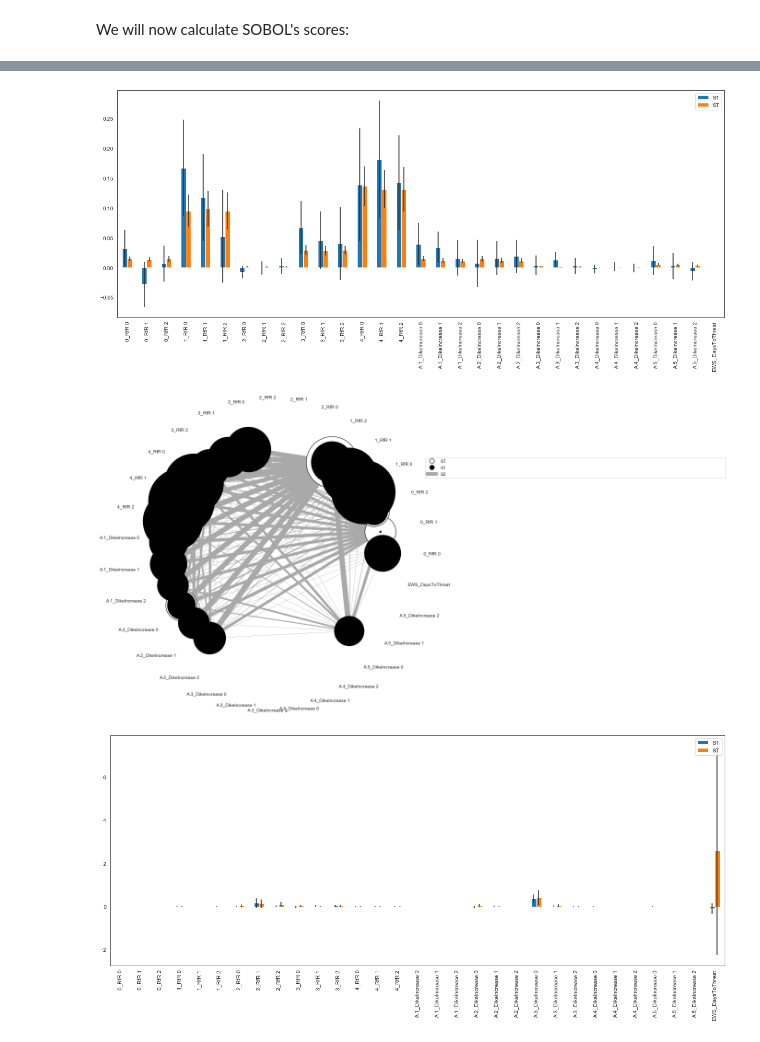
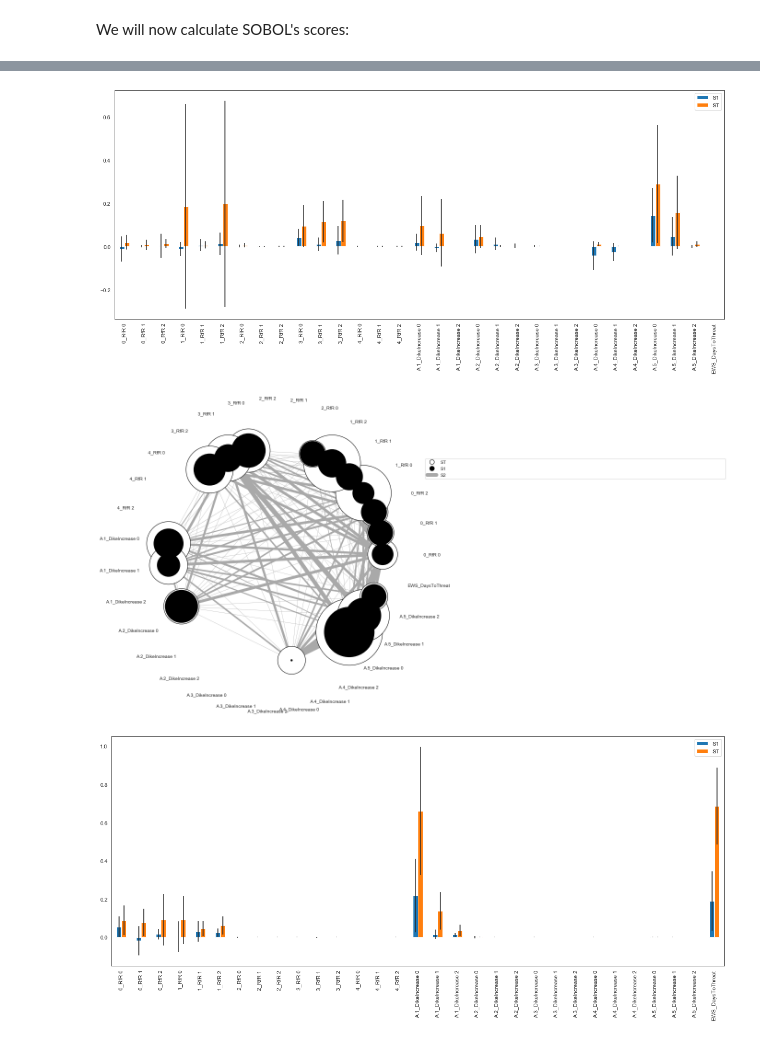
Before and after one commit to herzogrh/model-based-decision-making, a Jupyter notebook: model/Sensitivity Analysis v2.ipynb, the cells around one changed output, grey strips where cells are left out. Saved outputs shown, nothing was run; the diff lists cells and outputs as text; code cells hidden in the pictures.

Commit message:
Sensistivity Analysis - Final results and code

```diff
--- a/model/Sensitivity Analysis v2.ipynb
+++ b/model/Sensitivity Analysis v2.ipynb
@@ -84,2 +32,7 @@ policy3 = Policy('policy_3', **{'0_RfR 0': 0, '0_RfR 1' : 0, '0_RfR 2' : 0,
+# %%
+# Specification of the problem
+
+from problem_formulation import get_model_for_problem_formulation
+dike_model, planning_steps = get_model_for_problem_formulation(8)
 # %% [markdown]
 ## 2. Sobol's scores
@@ -87,7 +42,7 @@ policy3 = Policy('policy_3', **{'0_RfR 0': 0, '0_RfR 1' : 0, '0_RfR 2' : 0,
 We will run a sensitivity analysis over a total of N(2K+2) experiments, where K is the number of levers availble in the dike model, and N is the baseline number of experiments
 # %%
 # We set the baseline number of experiments (N) here:
-N = 100
+N = 200
 
 # Check the number of levers (K) that the model has:
 K = len(dike_model.levers)
@@ -150,4 +105,4 @@ save_results(results,  "../results/Sensitivity_"+str(n_exp)+"ex_RefScenario.tar.
 # %%
 # Load results
-experiments, outcomes = load_results("../results/Sensitivity_"+str(n_exp)+"ex_RefScenario.tar.gz")
+experiments, outcomes = load_results("../results/Sensitivity_"+str(n_exp)+"ex_RefScenarioHolistic.tar.gz")
 # %% [output]
@@ -313,22 +149,24 @@ plt.show()
 # %%
-Si = sobol.analyze(problem, outcomes['Total Investment Costs'],
+# Calculate the scores for the outcome "Overijssel Expected Annual Damage"
+Si = sobol.analyze(problem, outcomes['Overijssel Expected Annual Damage'],
                    calc_second_order=True, print_to_console=False)
 
 Si_filter = {k:Si[k] for k in ['ST','ST_conf','S1','S1_conf']}
 Si_df = pd.DataFrame(Si_filter, index=problem['names'])
 
+# Plot the related scores
 sns.set_style('white')
 fig, ax = plt.subplots(1)
 
 indices = Si_df[['S1','ST']]
 err = Si_df[['S1_conf','ST_conf']]
 
 indices.plot.bar(yerr=err.values.T,ax=ax)
 fig.set_size_inches(20,10)
 fig.subplots_adjust(bottom=0.3)
 plt.show()
 # %% [output]
-[figure, old version]
+[figure, new version]
 # %%
 figi = plot_sobol_indices(Si, problem, criterion='ST', threshold=0.005)
 figi.set_size_inches(12,12)
@@ -336,14 +174,16 @@ figi.axes.append(fig)
 
 plt.show()
 # %% [output]
-[figure, old version]
+[figure, new version]
 # %%
+# Calculate the scores for the outcome "Expected Number of Deaths"
 Si = sobol.analyze(problem, outcomes['Expected Number of Deaths'],
                    calc_second_order=True, print_to_console=False)
 
 Si_filter = {k:Si[k] for k in ['ST','ST_conf','S1','S1_conf']}
 Si_df = pd.DataFrame(Si_filter, index=problem['names'])
 
+# Plot the related scores
 sns.set_style('white')
 fig, ax = plt.subplots(1)
 
@@ -355,7 +195,7 @@ fig.set_size_inches(20,10)
 fig.subplots_adjust(bottom=0.3)
 plt.show()
 # %% [output]
-[figure, old version]
+[figure, new version]
 # %%
 figi = plot_sobol_indices(Si, problem, criterion='ST', threshold=0.005)
 figi.set_size_inches(12,12)
```
Also changed, not shown: parts of 29 cells of this notebook, 4 other files.
